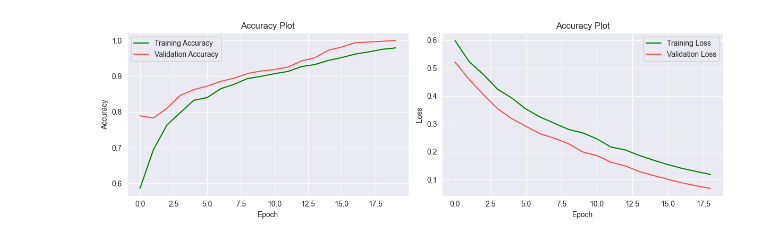
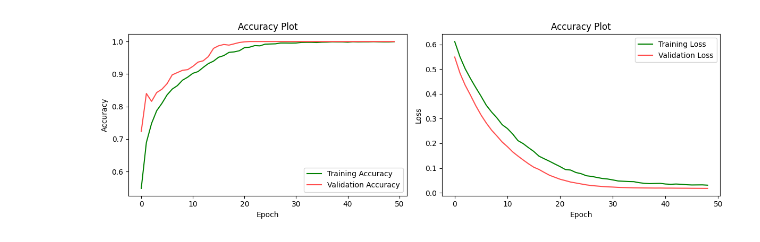
Before and after one commit to MauritzHaekli/stock-trend-predictor, a Jupyter notebook: stock_trend_predictor.ipynb, the cells around one changed output. Drawn from its saved outputs; the diff is of its cells as text; code cells hidden in the pictures.

```diff
--- a/stock_trend_predictor.ipynb
+++ b/stock_trend_predictor.ipynb
@@ -80,0 +11,33 @@ Scaled test sets shape: (4980, 10, 30) (4980,)
+# %%
+with open('config.yaml', 'r') as config_file:
+    config = yaml.safe_load(config_file)
+
+training_file_path: str = "data/AAPL_time_series.csv"
+testing_file_path: str = "data/AMZN_time_series.csv"
+
+train_df = pd.read_csv(training_file_path)
+test_df = pd.read_csv(testing_file_path)
+
+validation_size: float = 0.2
+lookback_period: int = config["data"]["lookback_period"]
+target_column: str = config["data"]["target_column"]
+
+training_processor = DataPreprocessor(train_df,lookback_period, target_column, validation_size)
+test_processor = DataPreprocessor(test_df, lookback_period, target_column, validation_size)
+
+X = training_processor.X_batched
+y = training_processor.y_batched
+
+X_train = training_processor.X_train_scaled
+y_train = training_processor.y_train_split
+X_val = training_processor.X_validation_scaled
+y_val = training_processor.y_validation_split
+X_test = test_processor.X_testing_scaled
+y_test = test_processor.y_batched
+
+print("Training Dataset shape:", train_df.shape)
+print("Testing Dataset shape:", test_df.shape)
+print("Dataset as time series batches:",X.shape, y.shape)
+print("Training sets shape:", X_train.shape, y_train.shape)
+print("Validation sets shape:", X_val.shape, y_val.shape)
+print("Testing Dataset as time series batches:",X_test.shape, y_test.shape)
@@ -94,7 +64,7 @@ optimizer = Adam(learning_rate=learning_rate)
 model.compile(optimizer=optimizer, loss='binary_crossentropy', metrics=['accuracy'])
 
 start_time = time.time()
-history = model.fit(X_train, y_train, epochs=20, batch_size=8, validation_data=(X_val, y_val), callbacks=[early_stopping])
+history = model.fit(X_train, y_train, epochs=50, batch_size=8, validation_data=(X_val, y_val), callbacks=[early_stopping])
 end_time = time.time()
 training_time = end_time - start_time
 print(f"Training time: {training_time:.2f} seconds")
@@ -119,26 +89,8 @@ Training time: 40.15 seconds
-# %%
-fig, (ax1, ax2) = plt.subplots(1, 2, figsize=(12, 4))
-
-ax1.plot(history.history['accuracy'][0:], label='Training Accuracy', color="green")
-ax1.plot(history.history['val_accuracy'][0:], label='Validation Accuracy', color="#ff4d4d")
-
-ax1.set_title('Accuracy Plot')
-ax1.set_xlabel('Epoch')
-ax1.set_ylabel('Accuracy')
-ax1.legend()
-
-ax2.plot(history.history['loss'][1:], label='Training Loss', color="green")
-ax2.plot(history.history['val_loss'][1:], label='Validation Loss', color="#ff4d4d")
-
-ax2.set_title('Accuracy Plot')
-ax2.set_xlabel('Epoch')
-ax2.set_ylabel('Loss')
-ax2.legend()
-
-plt.tight_layout()
-plt.show()
-# %% [output]
-[figure, removed]
+# %%
+from utils.visualizing_service import plot_model_accuracy
+plot_model_accuracy(history)
+# %% [output]
+[figure, added]
 # %%
 from collections import Counter
 
```
Also changed, not shown: parts of 8 cells of this notebook, 1 other file.
